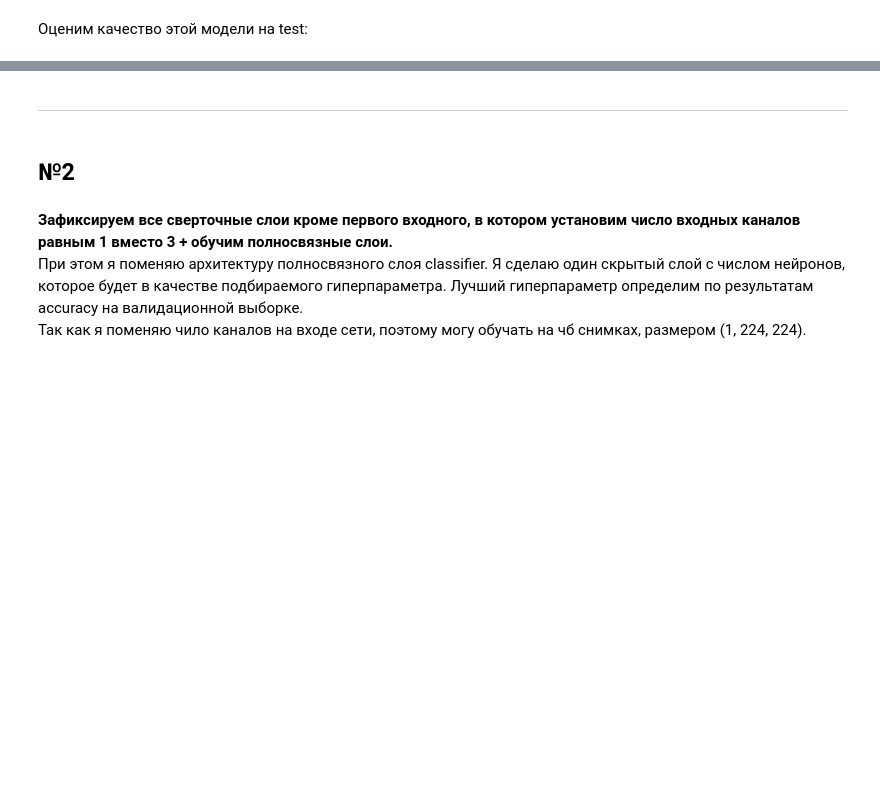
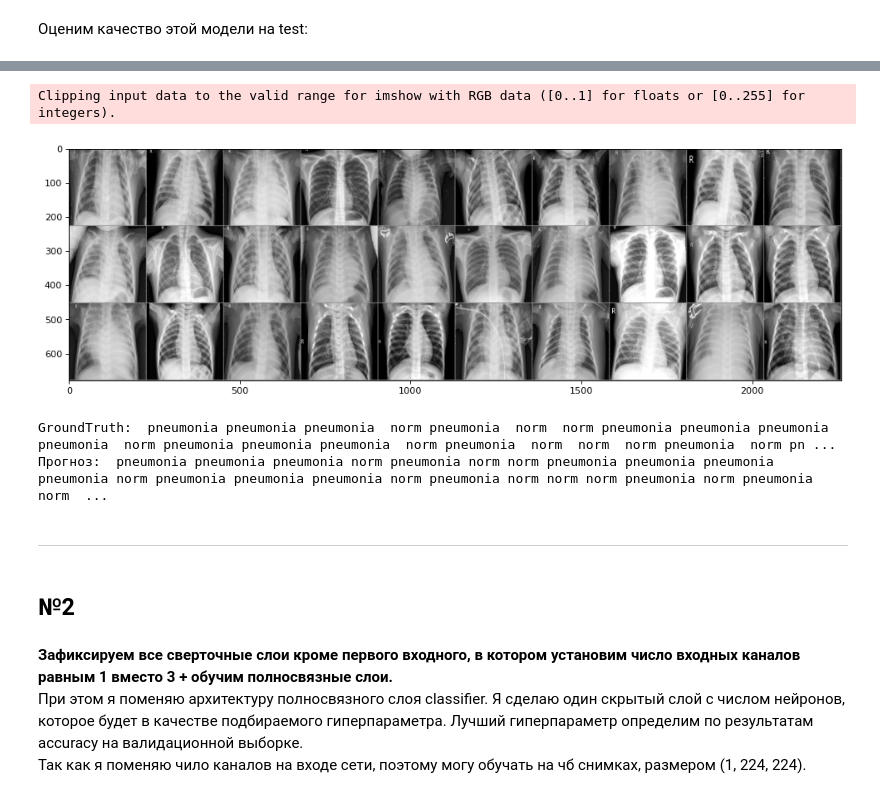
Before and after one commit to Koldim2001/transfer_learning_CNN, a Jupyter notebook: Transfer_learning_DenseNet121.ipynb, the cells around one changed output, grey strips where cells are left out. Drawn from its saved outputs; the diff is of its cells as text; code cells hidden in the pictures; blank space fills up the shorter version.

Commit message:
new model

```diff
--- a/Transfer_learning_DenseNet121.ipynb
+++ b/Transfer_learning_DenseNet121.ipynb
@@ -374,3 +408,13 @@ acc_train_dict_1 = acc_train_dict
 # %%
-!!!Испрвь номер !!! wghts = torch.load(directory + '\model_ResNet18_1_n='+str(100)+'.pth')
+model = torchvision.models.densenet121(pretrained=True).to(device)
+n_neurons = 10
+# Переопредлим полносвязные слои:
+fc_new =  nn.Sequential(
+            nn.Dropout(0.2),
+            nn.Linear(1024, n_neurons),
+            nn.ReLU(),
+            nn.Linear(n_neurons, 2))
+
+model.classifier = fc_new
+wghts = torch.load(directory + '\model_DenseNet121_1_n='+str(n_neurons)+'.pth')
 model.load_state_dict(wghts.state_dict())
@@ -412,14 +472,20 @@ plot_confusion_matrix(cm = cm,
 # %%
 image_batch, label_batch = next(iter(test_dataloader))
 image_batch, label_batch = image_batch.to(device), label_batch.to(device)
 
+classes = ['norm','pneumonia']
 plt.figure(figsize=(15, 9), dpi=80)
 imshow(torchvision.utils.make_grid(image_batch, nrow=10))
 print('GroundTruth: ', ' '.join('%5s' % classes[int(label_batch[j])] for j in range(batch_size)))
 outputs = model(image_batch)
 predicted = torch.argmax(outputs, dim=1)
 
 print('Прогноз: '," ".join(classes[predicted[j]]for j in range(batch_size)))
+# %% [output]
+Clipping input data to the valid range for imshow with RGB data ([0..1] for floats or [0..255] for integers).
+[figure, added]
+GroundTruth:  pneumonia pneumonia pneumonia  norm pneumonia  norm  norm pneumonia pneumonia pneumonia pneumonia  norm pneumonia pneumonia pneumonia  norm pneumonia  norm  norm  norm pneumonia  norm pn ...
+Прогноз:  pneumonia pneumonia pneumonia norm pneumonia norm norm pneumonia pneumonia pneumonia pneumonia norm pneumonia pneumonia pneumonia norm pneumonia norm norm norm pneumonia norm pneumonia norm  ...
 # %% [markdown]
 ---
 # %% [markdown]
```
Also changed, not shown: parts of 43 cells of this notebook, 4 other files.
